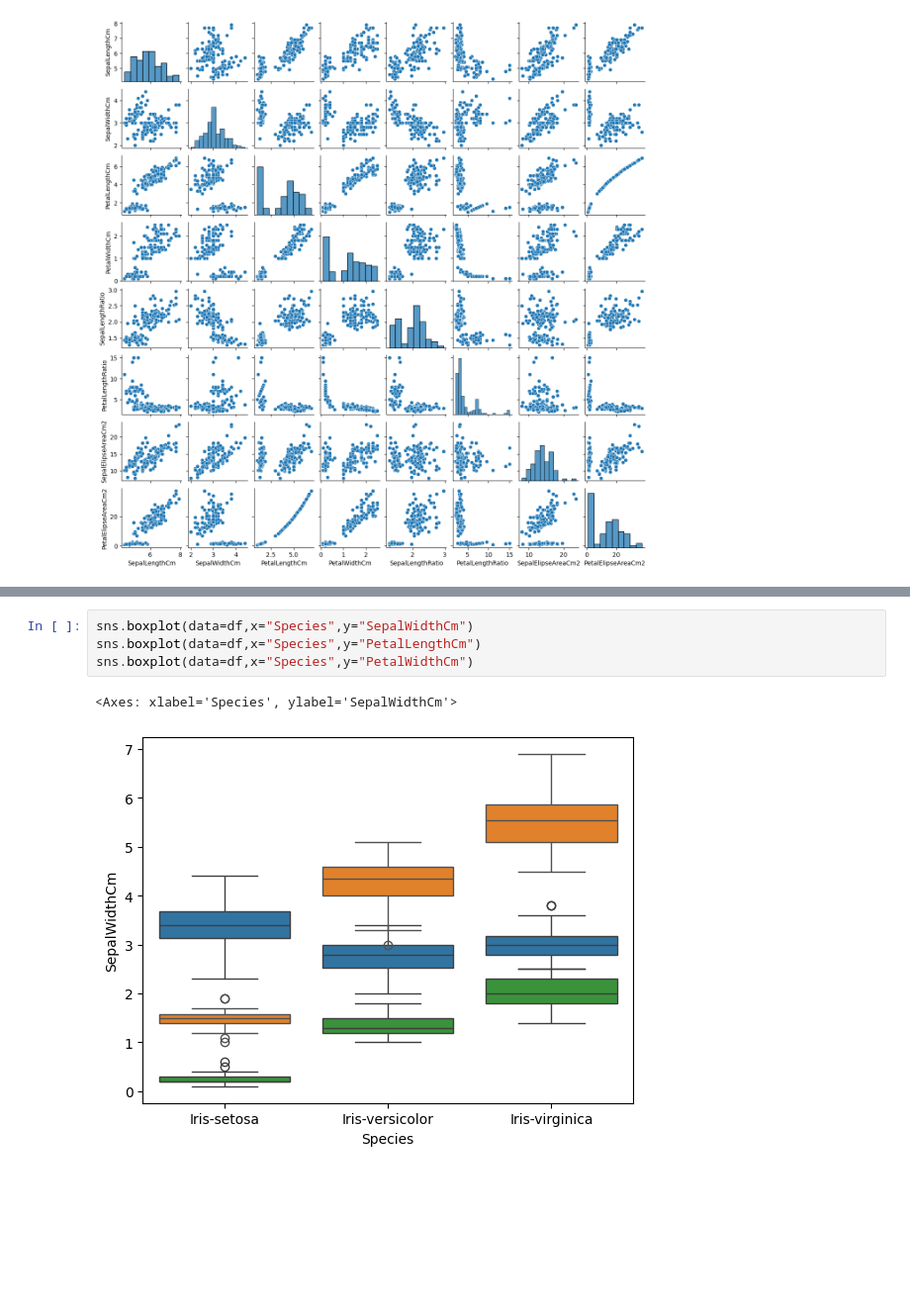
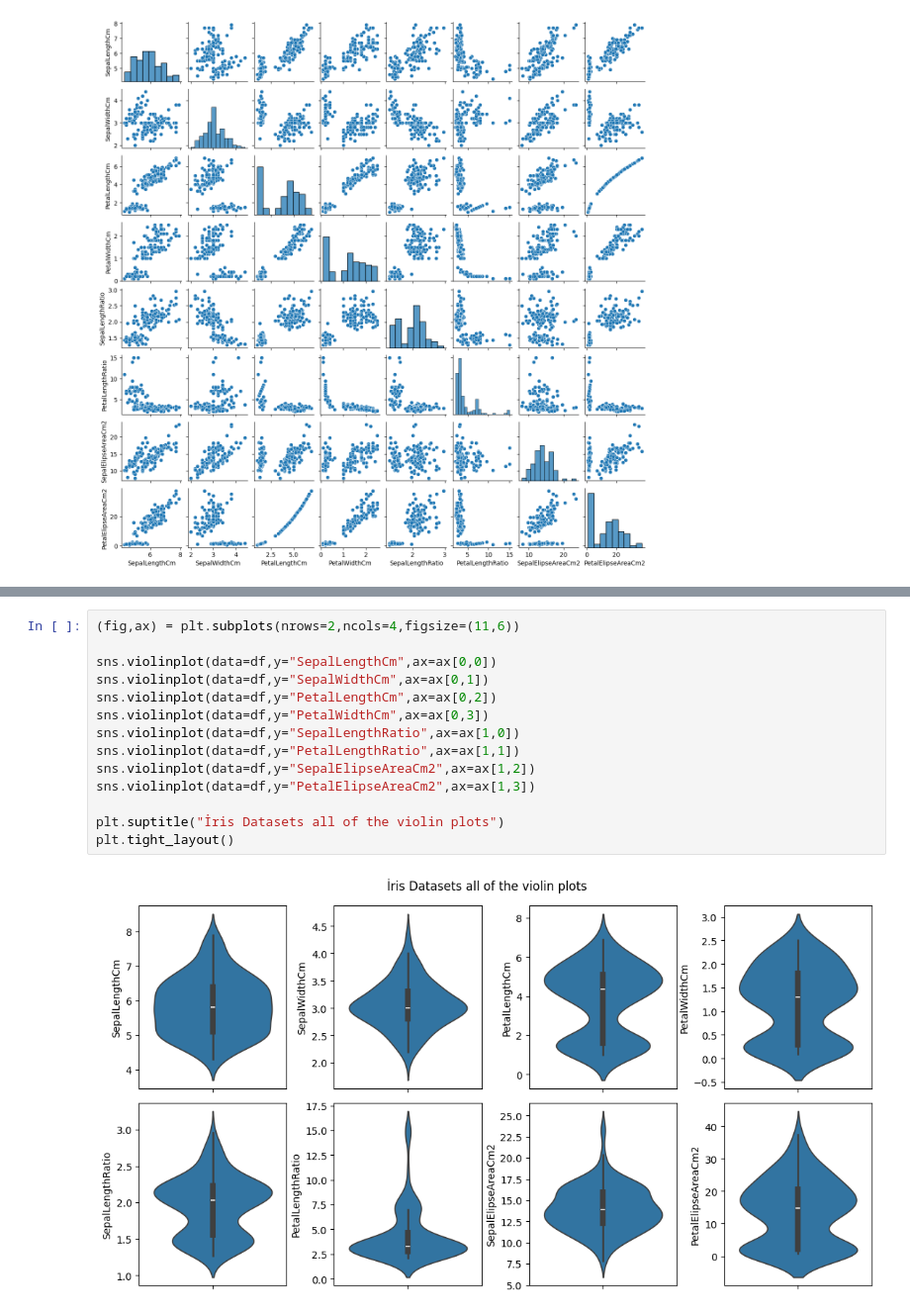
Before and after one commit to Ayberk-Aktan/Analyze_of_iris_datasets, a Jupyter notebook: project.ipynb, the cells around one changed output, grey strips where cells are left out. Shown at 99% size. Saved outputs shown, nothing was run; the diff lists cells and outputs as text; blank space fills up the shorter version.

```diff
--- a/project.ipynb
+++ b/project.ipynb
@@ -108,7 +100,16 @@ Text(0.5, 1.0, 'İris Dataset Boxplots for Outlier Detection')
-# %%
-sns.boxplot(data=df,x="Species",y="SepalWidthCm")
-sns.boxplot(data=df,x="Species",y="PetalLengthCm")
-sns.boxplot(data=df,x="Species",y="PetalWidthCm")
-# %% [output]
-<Axes: xlabel='Species', ylabel='SepalWidthCm'>
-[figure, removed]
+# %%
+(fig,ax) = plt.subplots(nrows=2,ncols=4,figsize=(11,6))
+
+sns.violinplot(data=df,y="SepalLengthCm",ax=ax[0,0])
+sns.violinplot(data=df,y="SepalWidthCm",ax=ax[0,1])
+sns.violinplot(data=df,y="PetalLengthCm",ax=ax[0,2])
+sns.violinplot(data=df,y="PetalWidthCm",ax=ax[0,3])
+sns.violinplot(data=df,y="SepalLengthRatio",ax=ax[1,0])
+sns.violinplot(data=df,y="PetalLengthRatio",ax=ax[1,1])
+sns.violinplot(data=df,y="SepalElipseAreaCm2",ax=ax[1,2])
+sns.violinplot(data=df,y="PetalElipseAreaCm2",ax=ax[1,3])
+
+plt.suptitle("İris Datasets all of the violin plots")
+plt.tight_layout()
+# %% [output]
+[figure, added]
```
Also changed, not shown: parts of 2 cells of this notebook.
